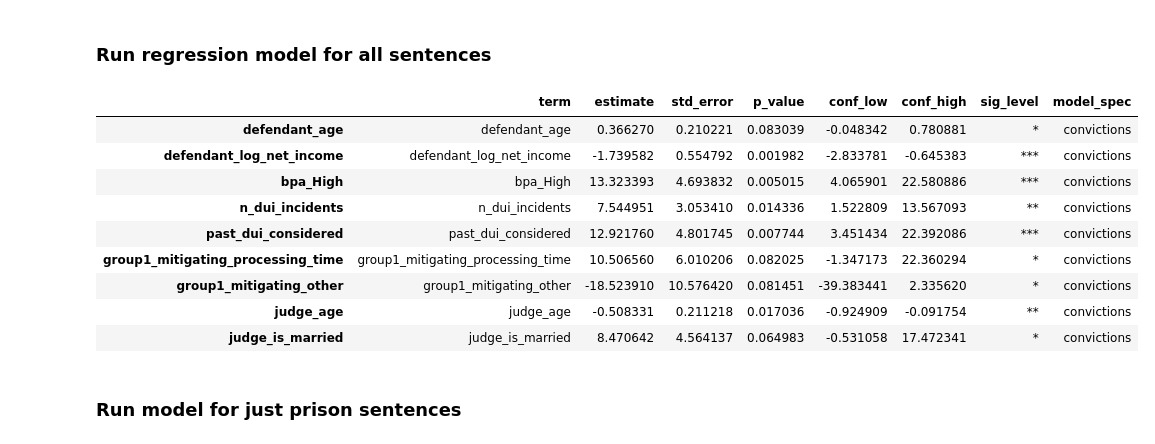
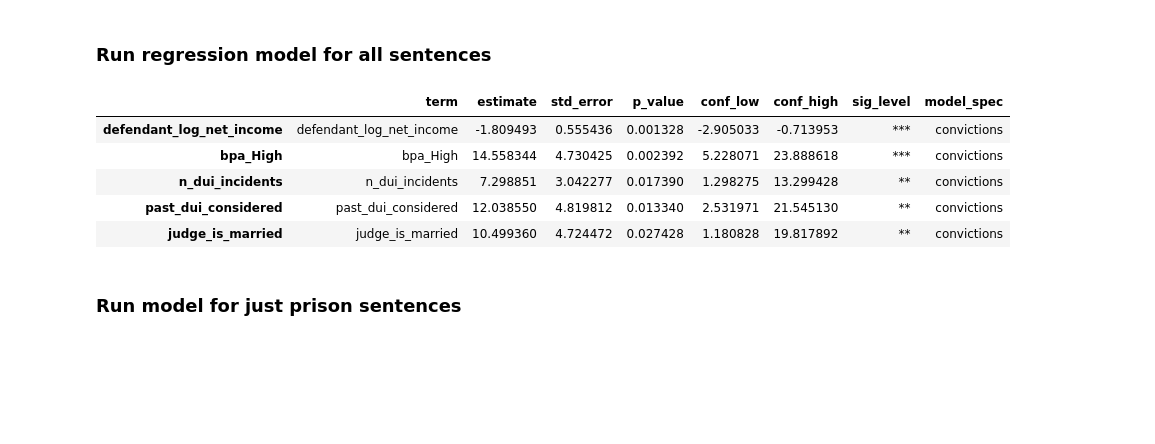
Before and after one commit to Lighthouse-Reports/norwegian_criminal_justice, a Jupyter notebook: 06_drunk_driving/analyze_drunk_driving.ipynb, the cells around one changed output. Cells and saved outputs as stored; diff of their text form; code cells hidden in the pictures; blank space fills up the shorter version.

Commit message:
add correct version of drunk driving notebook

```diff
--- a/06_drunk_driving/analyze_drunk_driving.ipynb
+++ b/06_drunk_driving/analyze_drunk_driving.ipynb
@@ -12,9 +12,3 @@ pd.options.display.float_format = '{:.6f}'.format
 os.chdir("/Users/gsgeiger/norwegian_lay_judges/scratchpad/drunk_driving/")
 # %% [markdown]
 ### Load and merge data
-# %%
-with open("processed_data/processed_drunk_driving.pickle","rb") as f :
-    df_manual = pickle.load(f)
-    f.close()
-
-print("Data loaded with shape",df_manual.shape)
@@ -23,6 +14,0 @@ Data loaded with shape (278, 261)
-# %%
-with open("processed_data/gpt_drunk_driving.pickle","rb") as f :
-    df_gpt = pickle.load(f)
-    f.close()
-
-print("Data loaded with shape",df_gpt.shape)
@@ -33,3 +15,5 @@ df = pd.merge(df_manual, df_gpt, how='left',on='_id')
+# %%
+df = pd.read_excel('processed_data/drunk_driving_processed.xlsx')
 # %% [markdown]
 ### Load configs
 # %%
@@ -81,3 +72,12 @@ print(vars_to_check)
+# %%
+df['judge_age_quadratic'] = df['judge_age']**2
+df['defendant_age_quadratic'] = df['defendant_age']**2
+
+defendant_chars.append('defendant_age_quadratic')
+judge_chars.append('judge_age_quadratic')
+
+vars_to_check.append('defendant_age_quadratic')
+vars_to_check.append('judge_age_quadratic')
 # %% [markdown]
 ### Fix columns with periods that will mess up regression
 # %%
@@ -187,19 +152,15 @@ def run_regression_model(df : pd.DataFrame, outcome : str) -> pd.DataFrame :
 # %%
 model_all_sentences = run_regression_model(df, "punishment_prison_days")
 model_all_sentences['model_spec'] = 'convictions'
 
-model_all_sentences[model_all_sentences['sig_level'] != 'insig']
+model_all_sentences[(model_all_sentences['sig_level'] == '***') | (model_all_sentences['sig_level'] == '**')]
 # %% [output]
 |  | term | estimate | std_error | p_value | conf_low | conf_high | sig_level | model_spec |
-| defendant_age | defendant_age | 0.366270 | 0.210221 | 0.083039 | -0.048342 | 0.780881 | * | convictions |
-| defendant_log_net_income | defendant_log_net_income | -1.739582 | 0.554792 | 0.001982 | -2.833781 | -0.645383 | *** | convictions |
-| bpa_High | bpa_High | 13.323393 | 4.693832 | 0.005015 | 4.065901 | 22.580886 | *** | convictions |
-| n_dui_incidents | n_dui_incidents | 7.544951 | 3.053410 | 0.014336 | 1.522809 | 13.567093 | ** | convictions |
-| past_dui_considered | past_dui_considered | 12.921760 | 4.801745 | 0.007744 | 3.451434 | 22.392086 | *** | convictions |
-| group1_mitigating_processing_time | group1_mitigating_processing_time | 10.506560 | 6.010206 | 0.082025 | -1.347173 | 22.360294 | * | convictions |
-| group1_mitigating_other | group1_mitigating_other | -18.523910 | 10.576420 | 0.081451 | -39.383441 | 2.335620 | * | convictions |
-| judge_age | judge_age | -0.508331 | 0.211218 | 0.017036 | -0.924909 | -0.091754 | ** | convictions |
-| judge_is_married | judge_is_married | 8.470642 | 4.564137 | 0.064983 | -0.531058 | 17.472341 | * | convictions |
+| defendant_log_net_income | defendant_log_net_income | -1.809493 | 0.555436 | 0.001328 | -2.905033 | -0.713953 | *** | convictions |
+| bpa_High | bpa_High | 14.558344 | 4.730425 | 0.002392 | 5.228071 | 23.888618 | *** | convictions |
+| n_dui_incidents | n_dui_incidents | 7.298851 | 3.042277 | 0.017390 | 1.298275 | 13.299428 | ** | convictions |
+| past_dui_considered | past_dui_considered | 12.038550 | 4.819812 | 0.013340 | 2.531971 | 21.545130 | ** | convictions |
+| judge_is_married | judge_is_married | 10.499360 | 4.724472 | 0.027428 | 1.180828 | 19.817892 | ** | convictions |
 # %% [markdown]
 ### Run model for just prison sentences
 # %%
```
Also changed, not shown: parts of 14 cells of this notebook, 3 other files.
